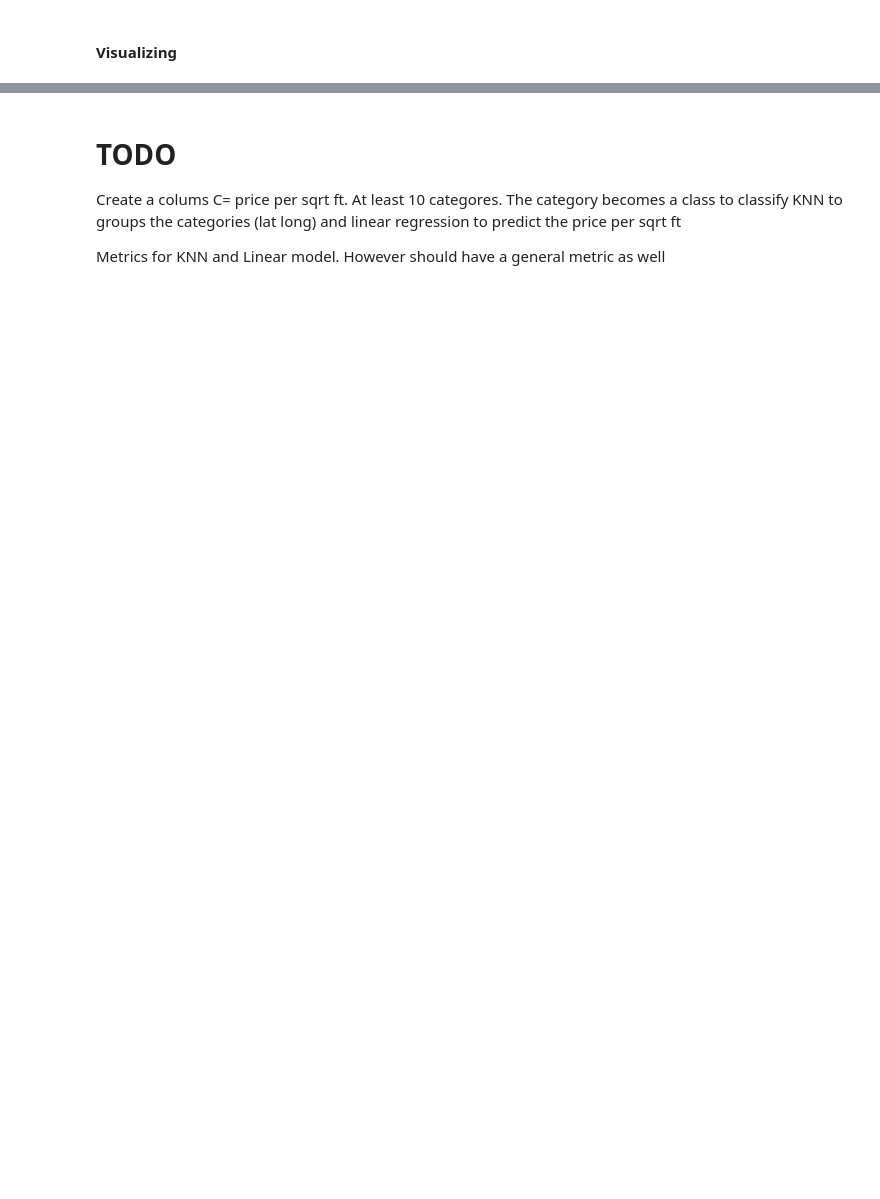
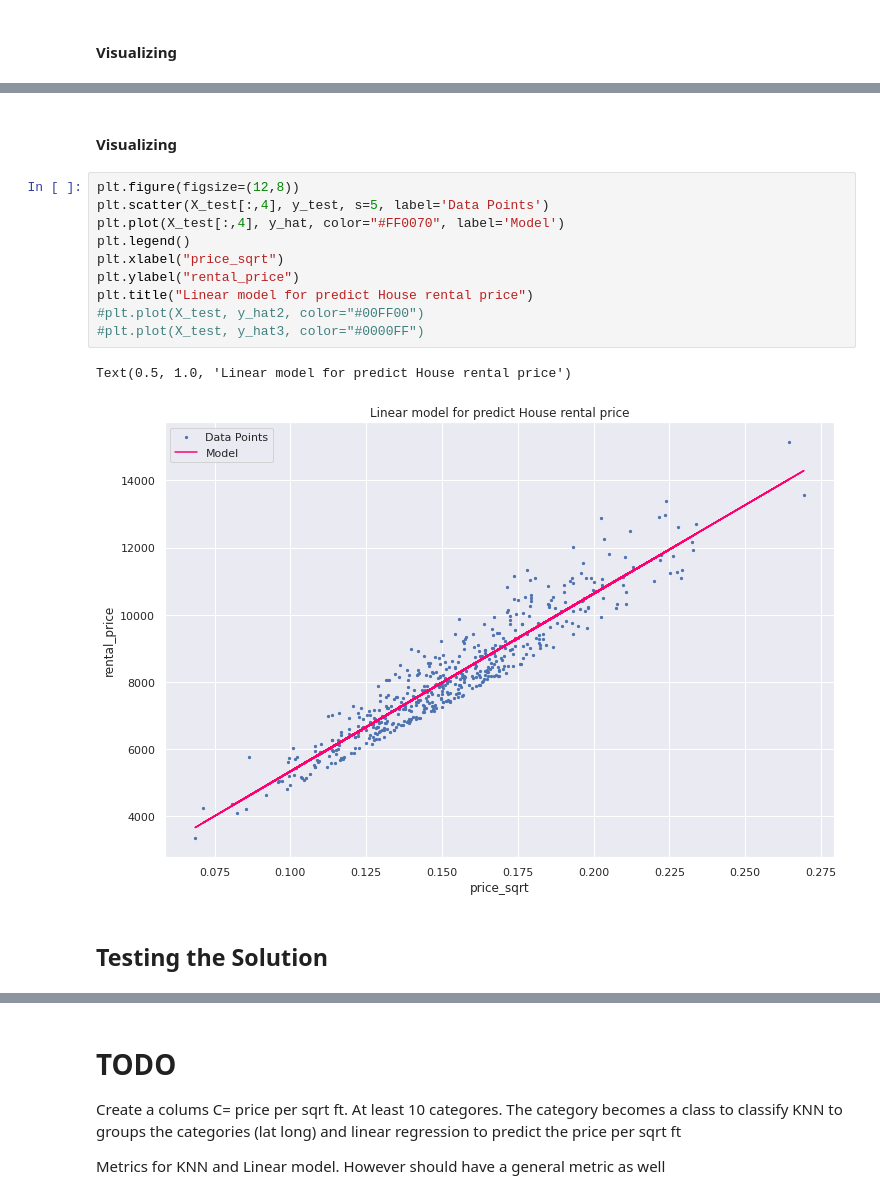
Before and after one commit to Leonild/DS_mAIstros, a Jupyter notebook: KNN_Linear_regression.ipynb, the cells around one changed output, grey strips where cells are left out. Cells and saved outputs as stored; diff of their text form; blank space fills up the shorter version.

```diff
--- a/KNN_Linear_regression.ipynb
+++ b/KNN_Linear_regression.ipynb
@@ -413,0 +590,17 @@ Text(0.5, 1.0, 'Linear model for predict price per square foot (Class 0)')
+# %% [markdown]
+#### Visualizing
+# %%
+plt.figure(figsize=(12,8))
+plt.scatter(X_test[:,4], y_test, s=5, label='Data Points')
+plt.plot(X_test[:,4], y_hat, color="#FF0070", label='Model')
+plt.legend()
+plt.xlabel("price_sqrt")
+plt.ylabel("rental_price")
+plt.title("Linear model for predict House rental price")
+#plt.plot(X_test, y_hat2, color="#00FF00")
+#plt.plot(X_test, y_hat3, color="#0000FF")
+# %% [output]
+Text(0.5, 1.0, 'Linear model for predict House rental price')
+[figure, added]
+# %% [markdown]
+## Testing the Solution
```
Also changed, not shown: parts of 20 cells of this notebook.
